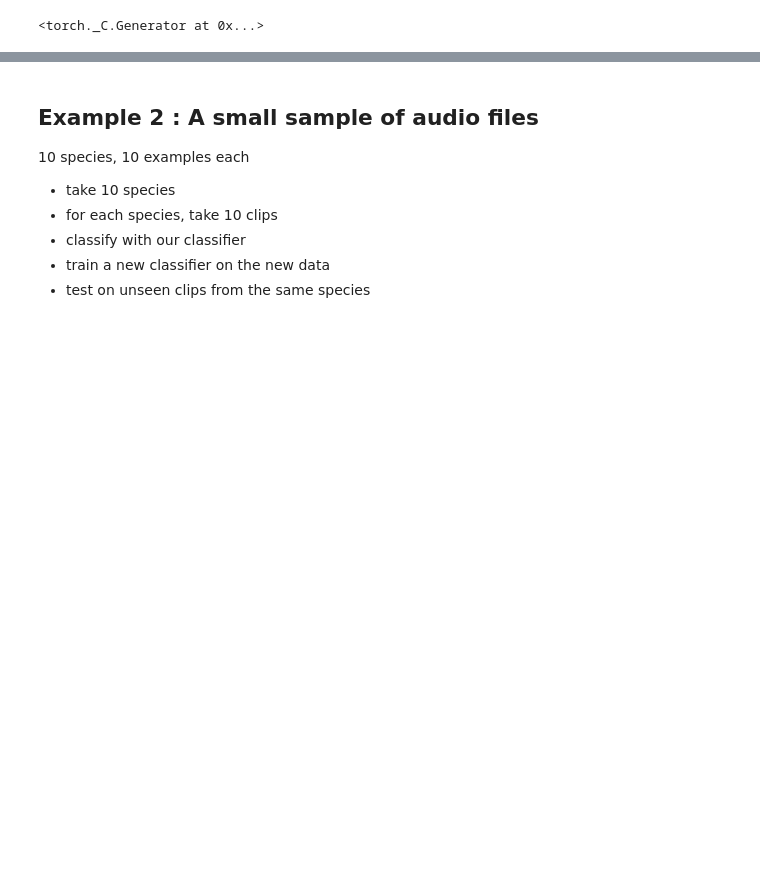
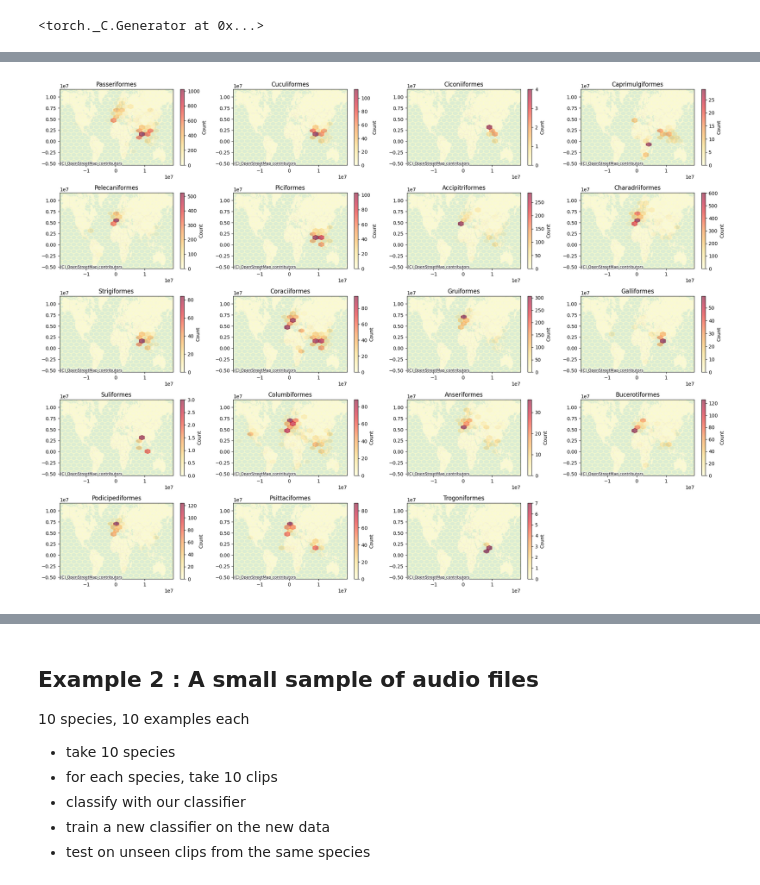
Before and after one commit to johnx25bd/mlx-birdsong, a Jupyter notebook: notebooks/subsample.ipynb, the cells around one changed output, grey strips where cells are left out. Cells and saved outputs as stored; diff of their text form; code cells hidden in the pictures; blank space fills up the shorter version.

```diff
--- a/notebooks/subsample.ipynb
+++ b/notebooks/subsample.ipynb
@@ -61,0 +93,6 @@ gb_training_data = df[df.geometry.within(gb_bbox)]
+# %%
+# Sample 100 examples for each class
+df_large = pd.DataFrame()
+for cls in classes_large:
+    df_cls = gb_training_data[gb_training_data['primary_label'] == cls][0:100]
+    df_large = pd.concat([df_large, df_cls])
@@ -61,0 +101,7 @@ gb_training_data = df[df.geometry.within(gb_bbox)]
+# %%
+# copy sounds from data into notebooks/subsample/large, based on df_large
+for idx, row in df_large.iterrows():
+    # make directory if it doesn't exist
+    os.makedirs(f"./subsample/large/{row['primary_label']}", exist_ok=True)
+    shutil.copy(f"../data/birdclef-2024/train_audio/{row['filename']}", f"./subsample/large/{row['filename']}")
+# visualize with basemap
@@ -61,0 +170,55 @@ gb_training_data = df[df.geometry.within(gb_bbox)]
+# %%
+# Get unique orders, dropping any NaN values
+orders = df_large_classes['ORDER1'].dropna().unique()
+
+# Calculate number of rows and columns needed for the grid
+n_orders = len(orders)
+n_cols = 4  # You can adjust this
+n_rows = (n_orders + n_cols - 1) // n_cols  # Ceiling division
+
+# Create figure and axes grid
+fig, axes = plt.subplots(n_rows, n_cols, figsize=(20, 3*n_rows))  # Reduced height per row
+axes = axes.flatten()  # Flatten to make indexing easier
+
+# Convert to web mercator projection once for efficiency
+gdf_projected = df_large_classes.to_crs(epsg=3857)
+
+# Get the world extent from all data points
+x_min, y_min, x_max, y_max = gdf_projected.total_bounds
+
+# Create a plot for each order
+for idx, order in enumerate(orders):
+    ax = axes[idx]
+
+    # Filter data for this order
+    order_data = gdf_projected[gdf_projected['ORDER1'] == order]
+
+    # Create hexbin plot
+    hb = ax.hexbin(
+        order_data.geometry.x,
+        order_data.geometry.y,
+        gridsize=20,
+        cmap='YlOrRd',
+        alpha=0.6,
+        extent=[x_min, x_max, y_min, y_max]  # Set consistent extent
+    )
+
+    # Add basemap
+    ctx.add_basemap(ax, source=ctx.providers.OpenStreetMap.Mapnik)
+
+    # Set consistent limits for all plots
+    ax.set_xlim(x_min, x_max)
+    ax.set_ylim(y_min, y_max)
+
+    # Add title and colorbar
+    ax.set_title(order)
+    plt.colorbar(hb, ax=ax, label='Count')
+
+# Remove any empty subplots
+for idx in range(len(orders), len(axes)):
+    fig.delaxes(axes[idx])
+
+plt.tight_layout()
+plt.show()
+# %% [output]
+[figure, added]
```
Also changed, not shown: parts of 13 cells of this notebook, 3 other files.
